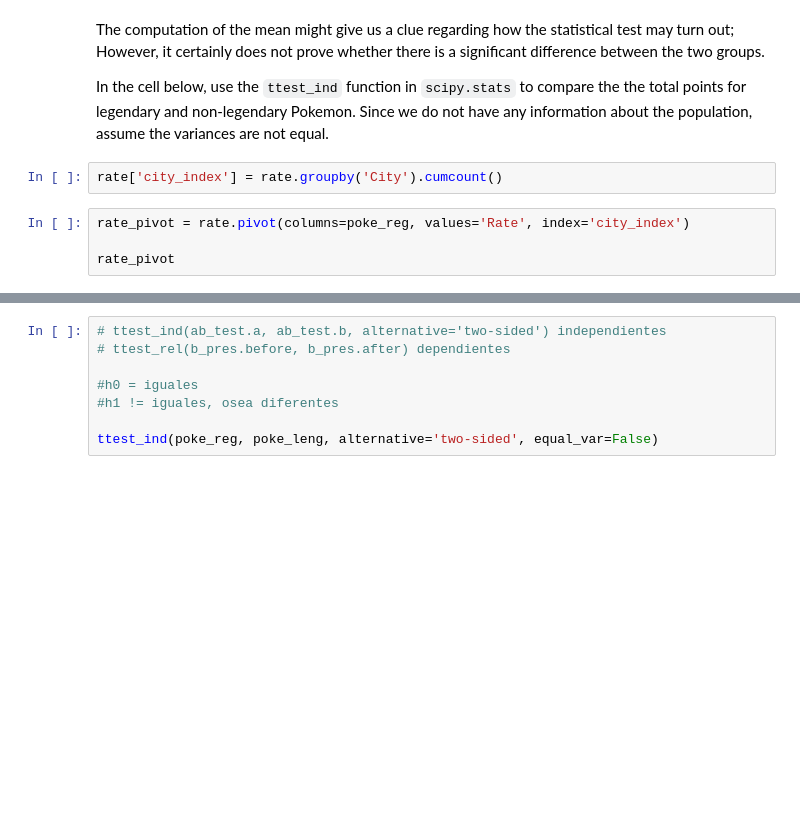
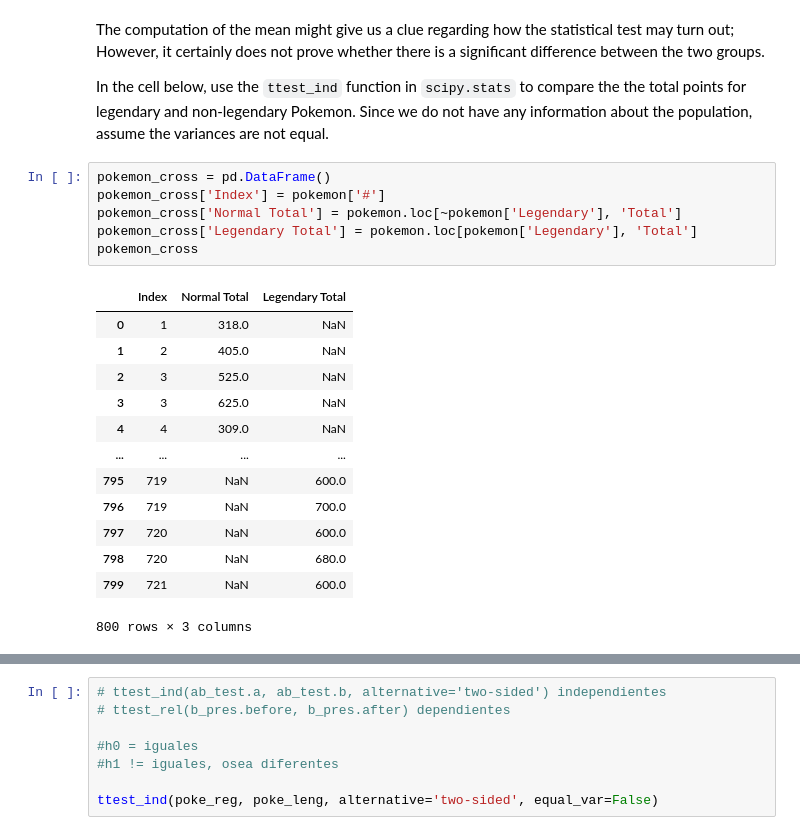
Before and after one commit to Ironhack-Data-Madrid-Octubre-2023/6.3-lab_two_sample_hypothesis_test, a Jupyter notebook: your-code/main.ipynb, the cells around one changed output, grey strips where cells are left out. Saved outputs shown, nothing was run; the diff lists cells and outputs as text; blank space fills up the shorter version.

```diff
--- a/your-code/main.ipynb
+++ b/your-code/main.ipynb
@@ -155,12 +156,26 @@ poke_describe.describe()
 The computation of the mean might give us a clue regarding how the statistical test may turn out; However, it certainly does not prove whether there is a significant difference between the two groups.
 
 In the cell below, use the `ttest_ind` function in `scipy.stats` to compare the the total points for legendary and non-legendary Pokemon. Since we do not have any information about the population, assume the variances are not equal.
-# %%
-rate['city_index'] = rate.groupby('City').cumcount()
-# %%
-rate_pivot = rate.pivot(columns=poke_reg, values='Rate', index='city_index')
-
-rate_pivot
+# %%
+pokemon_cross = pd.DataFrame()
+pokemon_cross['Index'] = pokemon['#']
+pokemon_cross['Normal Total'] = pokemon.loc[~pokemon['Legendary'], 'Total']
+pokemon_cross['Legendary Total'] = pokemon.loc[pokemon['Legendary'], 'Total']
+pokemon_cross
+# %% [output]
+|  | Index | Normal Total | Legendary Total |
+| 0 | 1 | 318.0 | NaN |
+| 1 | 2 | 405.0 | NaN |
+| 2 | 3 | 525.0 | NaN |
+| 3 | 3 | 625.0 | NaN |
+| 4 | 4 | 309.0 | NaN |
+| ... | ... | ... | ... |
+| 795 | 719 | NaN | 600.0 |
+| 796 | 719 | NaN | 700.0 |
+| 797 | 720 | NaN | 600.0 |
+| 798 | 720 | NaN | 680.0 |
+| 799 | 721 | NaN | 600.0 |
+800 rows × 3 columns
 # %%
 # chequear q son ind, pero si lo son
 # calcular chi2
```
Also changed, not shown: parts of 32 cells of this notebook.
